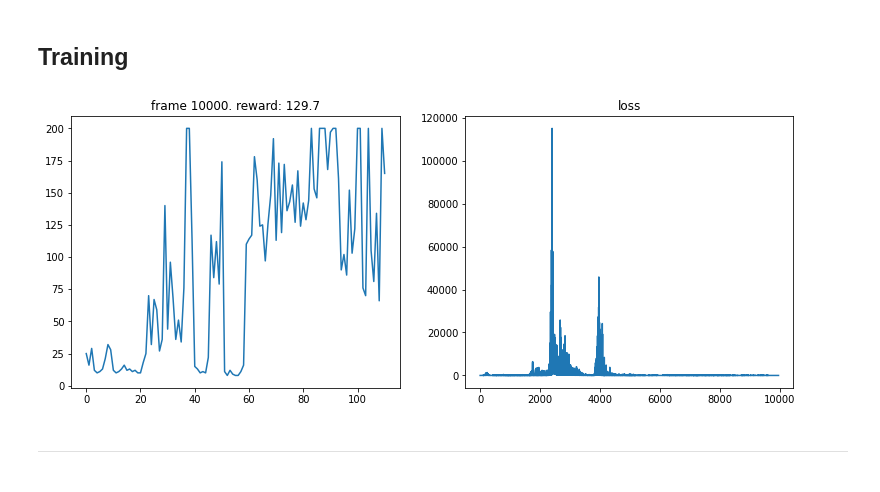
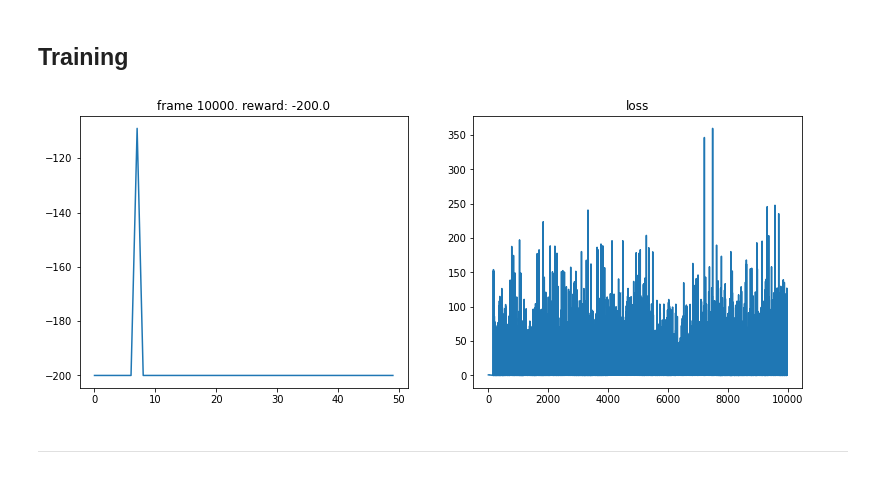
Before and after one commit to thaihungle/AJCAI22-Tutorial, a Jupyter notebook: dqn.ipynb, the cells around one changed output. Drawn from its saved outputs; the diff is of its cells as text; code cells hidden in the pictures.

```diff
--- a/dqn.ipynb
+++ b/dqn.ipynb
@@ -45,7 +45,7 @@ class ReplayBuffer(object):
 # %% [markdown]
 <h2>Cart Pole Environment</h2>
 # %%
-env_id = "CartPole-v0"
+env_id = "MountainCar-v0"
 env = gym.make(env_id)
 # %% [markdown]
 <h2>Epsilon greedy exploration</h2>
@@ -135,41 +135,40 @@ def plot(frame_idx, rewards, losses):
 # %% [markdown]
 <h2>Training</h2>
 # %%
-num_frames = 10000
+num_frames = 100000
 batch_size = 32
 gamma      = 0.99
 
 losses = []
 all_rewards = []
 episode_reward = 0
 
 state = env.reset()
 for frame_idx in range(1, num_frames + 1):
     epsilon = epsilon_by_frame(frame_idx)
     action = model.act(state, epsilon)
     try:
         action = action.item()
     except:
         pass
     next_state, reward, done, _ = env.step(action)
     replay_buffer.push(state, action, reward, next_state, done)
-
     state = next_state
     episode_reward += reward
 
     if done:
-        state = env.reset()
+        state= env.reset()
         all_rewards.append(episode_reward)
         episode_reward = 0
 
     if len(replay_buffer) > batch_size:
         loss = compute_td_loss(batch_size)
         losses.append(loss.data.item())
 
     if frame_idx % 200 == 0:
         plot(frame_idx, all_rewards, losses)
 # %% [output]
-[figure, old version]
+[figure, new version]
 # %% [markdown]
 <p><hr></p>
 # %% [markdown]
```
Also changed, not shown: parts of 4 cells of this notebook, 7 other files.
